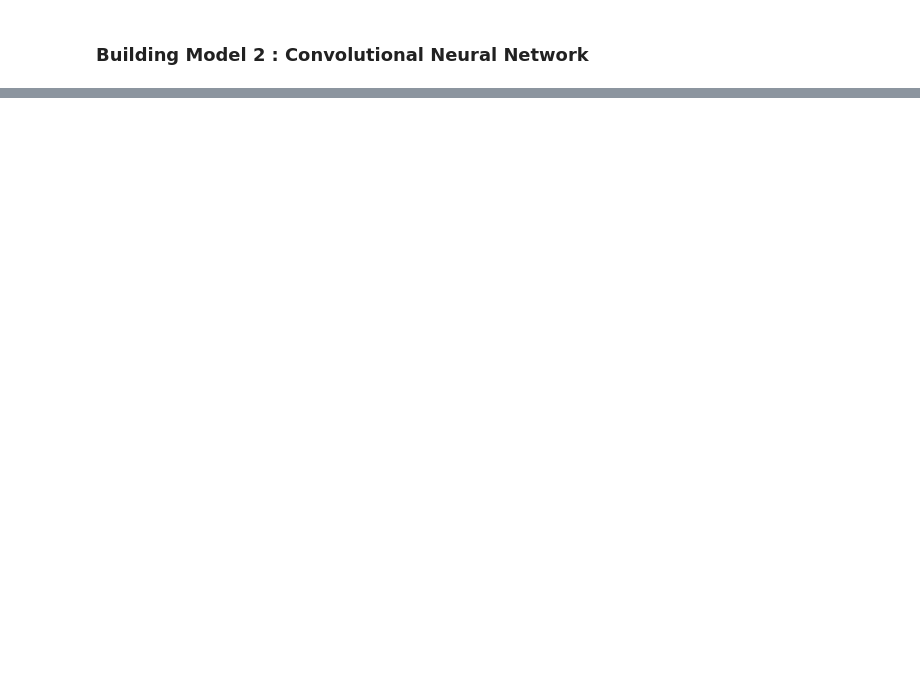
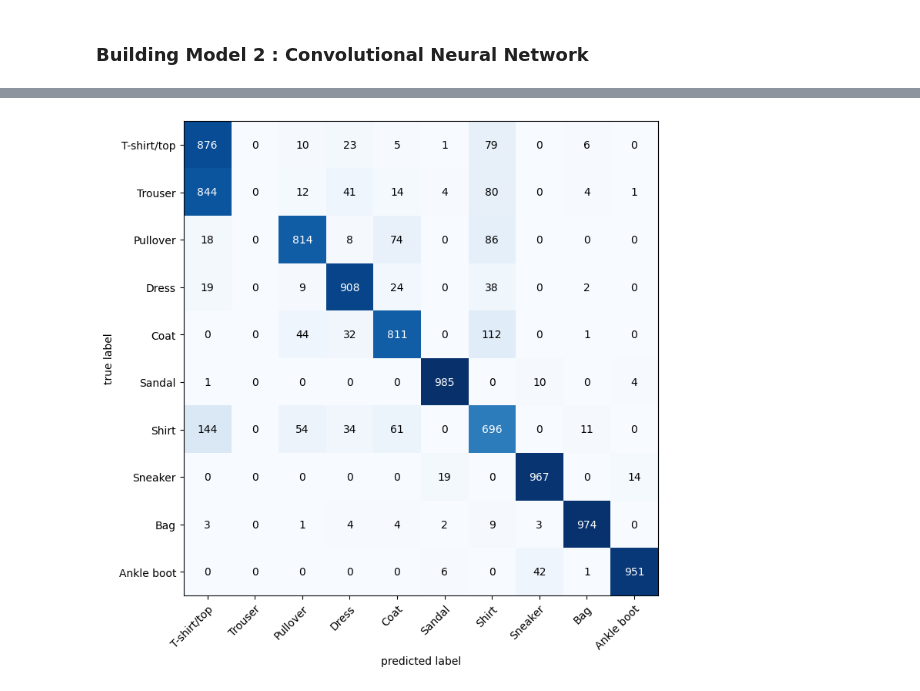
Before and after one commit to Abisheklimbu/pytorch, a Jupyter notebook: 03_computer_vision.ipynb, the cells around one changed output, grey strips where cells are left out. Cells and saved outputs as stored; diff of their text form; code cells hidden in the pictures; blank space fills up the shorter version.

```diff
--- a/03_computer_vision.ipynb
+++ b/03_computer_vision.ipynb
@@ -688,7 +756,7 @@ class FashionMNISTModelV2(nn.Module):
 # instances of class ModelV2
 torch.manual_seed(42)
 model_2 = FashionMNISTModelV2(input_shape=1,
-    hidden_units=10,
+    hidden_units=30,
     output_shape=len(class_names)).to(device)
 model_2
 # %% [output]
@@ -803,0 +1050,14 @@ Text(0, 0.5, 'model')
+# %%
+# Confusion Matrix
+from tqdm.auto import tqdm
+y_preds = []
+model_2.eval()
+with torch.inference_mode():
+    for X, y in tqdm(test_dataloader, desc="Making Prediction"):
+        X, y = X.to(device), y.to(device)
+        y_logits = model_2(X)
+
+        y_pred = torch.softmax(y_logits, dim=1).argmax(dim=1)
+        y_preds.append(y_pred)
+
+y_pred_tensor = torch.cat(y_preds)
@@ -803,0 +1080,8 @@ Text(0, 0.5, 'model')
+# %%
+from torchmetrics import ConfusionMatrix
+from mlxtend.plotting import plot_confusion_matrix
+
+cofmat = ConfusionMatrix(num_classes=len(class_names),
+                         task="multiclass").to(device)
+cofmat_tensor = cofmat(preds=y_pred_tensor,
+                       target=test_data.targets.to(device))
@@ -803,0 +1101,4 @@ Text(0, 0.5, 'model')
+# %%
+fig, ax = plot_confusion_matrix(conf_mat=cofmat_tensor.cpu().numpy(), class_names=class_names, figsize=(8,8))
+# %% [output]
+[figure, added]
```
Also changed, not shown: parts of 40 cells of this notebook, 1 other file.
